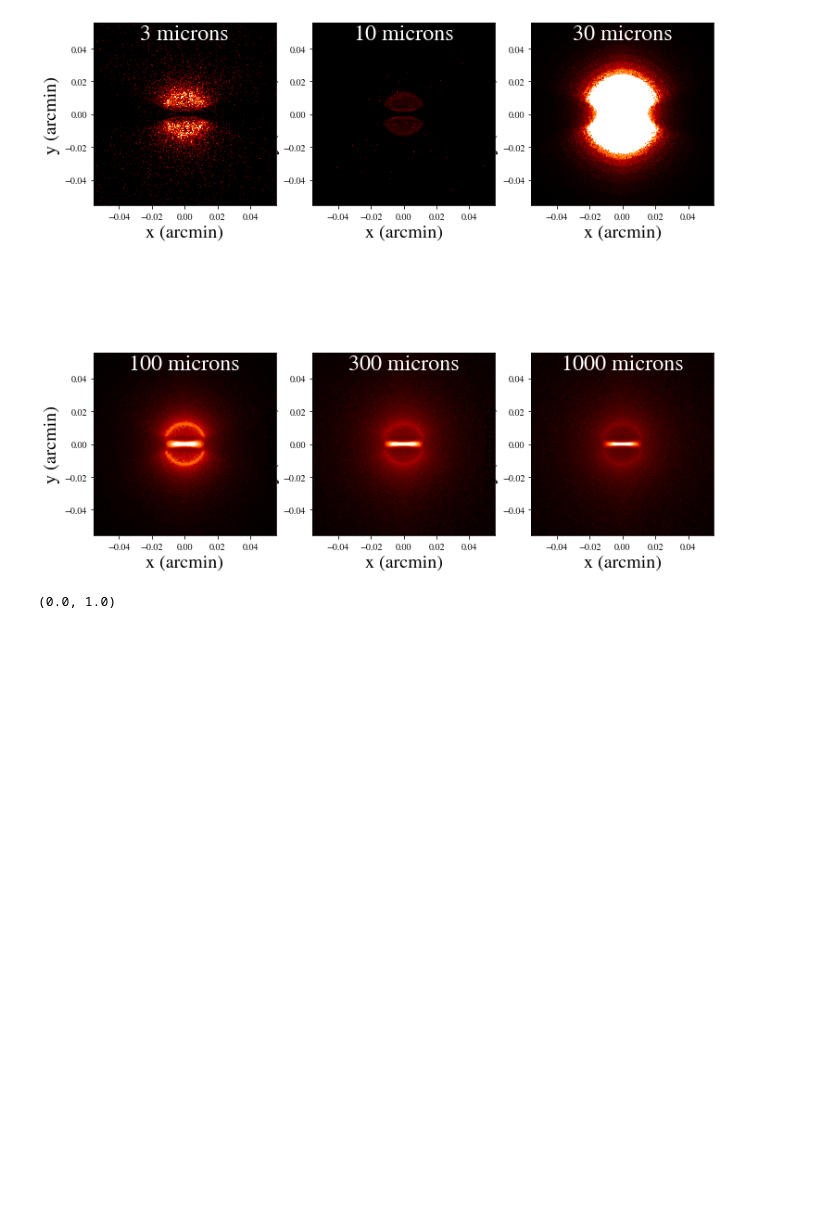
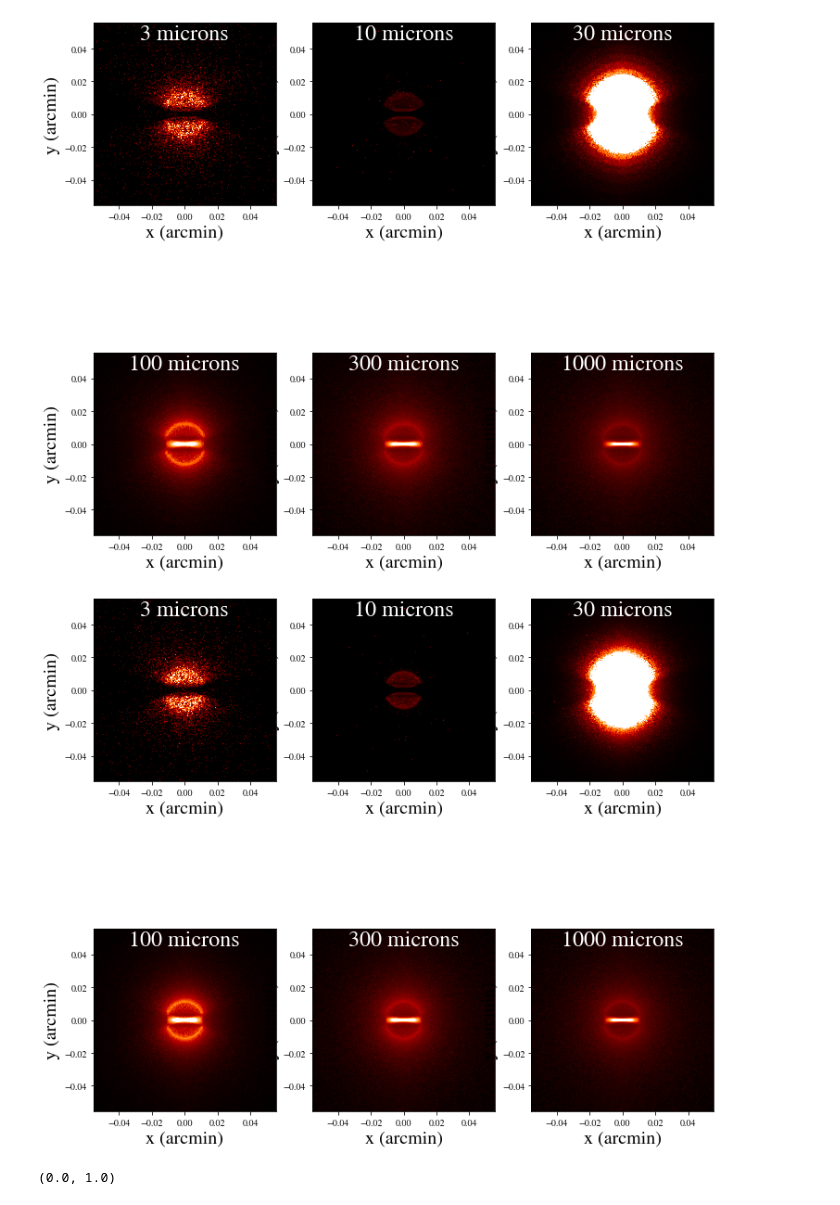
Before and after one commit to Joohyun-Lee/Spring22-Comp-Astrophysics, a Jupyter notebook: HW4/HW4-hyperion.ipynb, the cells around one changed output. Cells and saved outputs as stored; diff of their text form; code cells hidden in the pictures; blank space fills up the shorter version.

```diff
--- a/HW4/HW4-hyperion.ipynb
+++ b/HW4/HW4-hyperion.ipynb
@@ -396,6 +396,51 @@ for i, wav in enumerate([3, 10, 30, 100, 300, 1000]):
 #fig.savefig('simple_cube_plot.png', bbox_inches='tight')
 # %% [output]
 [figure]
+# %%
+# Open the model
+m = ModelOutput('1e7_high.rtout')
+
+# Extract the image for the first inclination, and scale to 300pc. We
+# have to specify group=1 as there is no image in group 0.
+image = m.get_image(inclination=0, distance=300 * pc, units='MJy/sr', group=1)
+
+# Open figure and create axes
+fig = plt.figure(figsize=(12,12))
+
+# Pre-set maximum for colorscales
+VMAX = {}
+VMAX[3] = 100.
+VMAX[10] = 100.
+VMAX[30] = 500.
+VMAX[100] = 500000.
+VMAX[300] = 50000.
+VMAX[1000] = 1000.
+
+# We will now show four sub-plots, each one for a different wavelength
+for i, wav in enumerate([3, 10, 30, 100, 300, 1000]):
+
+    ax = fig.add_subplot(2, 3, i + 1)
+
+    # Find the closest wavelength
+    iwav = np.argmin(np.abs(wav - image.wav))
+
+    # Calculate the image width in arcseconds given the distance used above
+    w = np.degrees(image_limit / image.distance) * 60
+
+    # This is the command to show the image. The parameters vmin and vmax are
+    # the min and max levels for the colorscale (remove for default values).
+    ax.imshow(np.sqrt(image.val[:, :, iwav]), vmin=0, vmax=np.sqrt(VMAX[wav]),
+              cmap=plt.cm.gist_heat, origin='lower', extent=[-w, w, -w, w])
+
+    # Finalize the plot
+    ax.tick_params(axis='both', which='major', labelsize=10)
+    ax.set_xlabel('x (arcmin)')
+    ax.set_ylabel('y (arcmin)')
+    ax.set_title(str(wav) + ' microns', y=0.88, x=0.5, color='white')
+
+#fig.savefig('simple_cube_plot.png', bbox_inches='tight')
+# %% [output]
+[figure, added]
 # %%
 x=np.linspace(0,np.pi,100)
 y1=(np.sin(x)+np.sin(4*x))**2/(2*np.pi)
```
